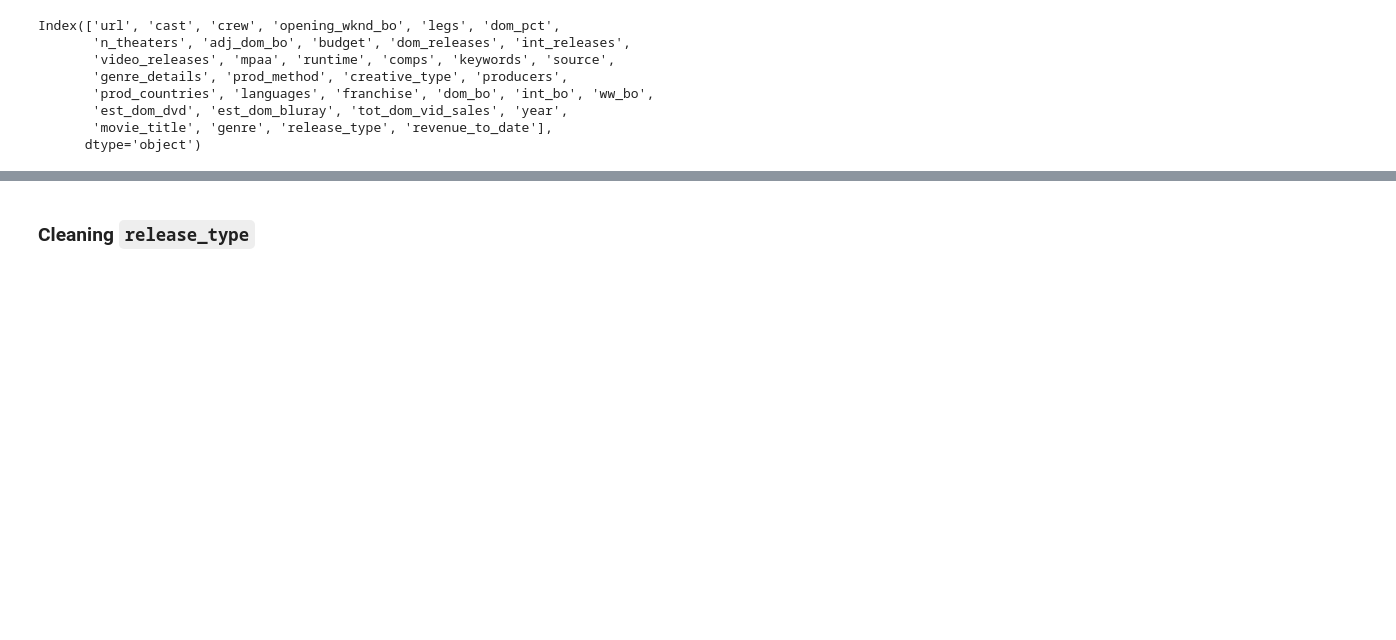
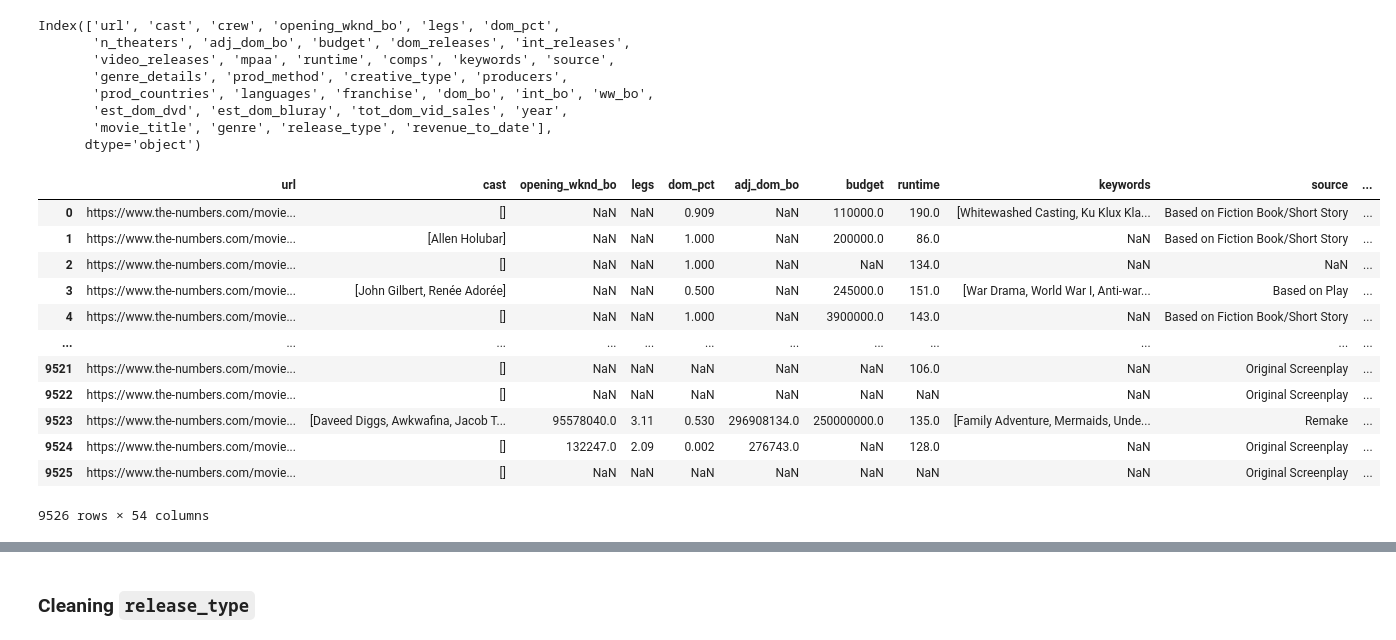
Before and after one commit to jossanna/box-office-dojo, a Jupyter notebook: 230716_the_numbers_data_wrangling.ipynb, the cells around one changed output, grey strips where cells are left out. Saved outputs shown, nothing was run; the diff lists cells and outputs as text; code cells hidden in the pictures; blank space fills up the shorter version.

```diff
--- a/230716_the_numbers_data_wrangling.ipynb
+++ b/230716_the_numbers_data_wrangling.ipynb
@@ -253,6 +253,22 @@ Index(['url', 'cast', 'crew', 'opening_wknd_bo', 'legs', 'dom_pct',
        'est_dom_dvd', 'est_dom_bluray', 'tot_dom_vid_sales', 'year',
        'movie_title', 'genre', 'release_type', 'revenue_to_date'],
       dtype='object')
+# %%
+movies = movies.drop(columns='revenue_to_date')
+# %% [output]
+|  | url | cast | opening_wknd_bo | legs | dom_pct | adj_dom_bo | budget | runtime | keywords | source | ... |
+| 0 | https://www.the-numbers.com/movie... | [] | NaN | NaN | 0.909 | NaN | 110000.0 | 190.0 | [Whitewashed Casting, Ku Klux Kla... | Based on Fiction Book/Short Story | ... |
+| 1 | https://www.the-numbers.com/movie... | [Allen Holubar] | NaN | NaN | 1.000 | NaN | 200000.0 | 86.0 | NaN | Based on Fiction Book/Short Story | ... |
+| 2 | https://www.the-numbers.com/movie... | [] | NaN | NaN | 1.000 | NaN | NaN | 134.0 | NaN | NaN | ... |
+| 3 | https://www.the-numbers.com/movie... | [John Gilbert, Renée Adorée] | NaN | NaN | 0.500 | NaN | 245000.0 | 151.0 | [War Drama, World War I, Anti-war... | Based on Play | ... |
+| 4 | https://www.the-numbers.com/movie... | [] | NaN | NaN | 1.000 | NaN | 3900000.0 | 143.0 | NaN | Based on Fiction Book/Short Story | ... |
+| ... | ... | ... | ... | ... | ... | ... | ... | ... | ... | ... | ... |
+| 9521 | https://www.the-numbers.com/movie... | [] | NaN | NaN | NaN | NaN | NaN | 106.0 | NaN | Original Screenplay | ... |
+| 9522 | https://www.the-numbers.com/movie... | [] | NaN | NaN | NaN | NaN | NaN | NaN | NaN | Original Screenplay | ... |
+| 9523 | https://www.the-numbers.com/movie... | [Daveed Diggs, Awkwafina, Jacob T... | 95578040.0 | 3.11 | 0.530 | 296908134.0 | 250000000.0 | 135.0 | [Family Adventure, Mermaids, Unde... | Remake | ... |
+| 9524 | https://www.the-numbers.com/movie... | [] | 132247.0 | 2.09 | 0.002 | 276743.0 | NaN | 128.0 | NaN | Original Screenplay | ... |
+| 9525 | https://www.the-numbers.com/movie... | [] | NaN | NaN | NaN | NaN | NaN | NaN | NaN | Original Screenplay | ... |
+9526 rows × 54 columns
 # %%
 movies.head()
 # %% [output]
```
Also changed, not shown: parts of 28 cells of this notebook, 5 other files.
